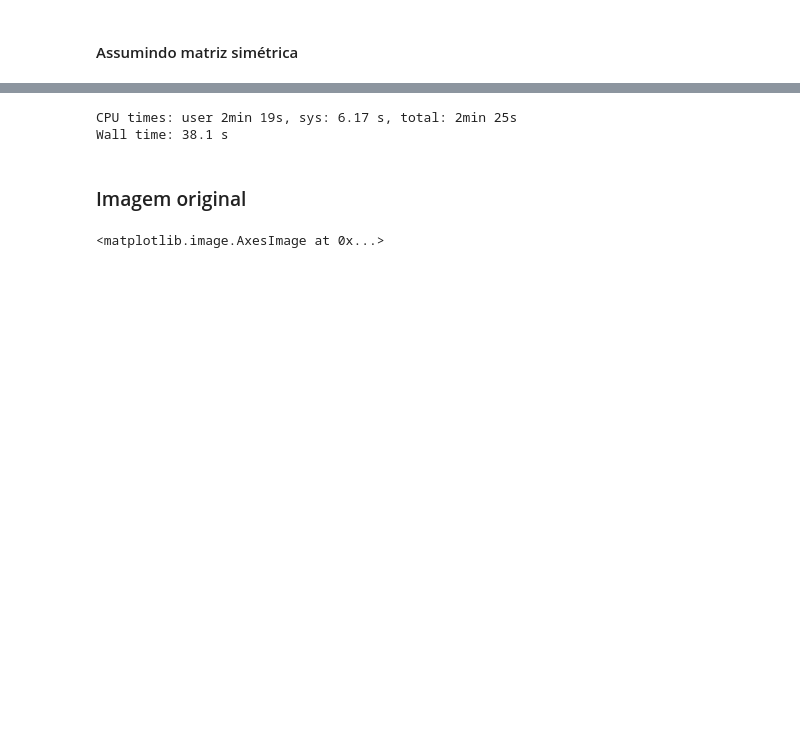
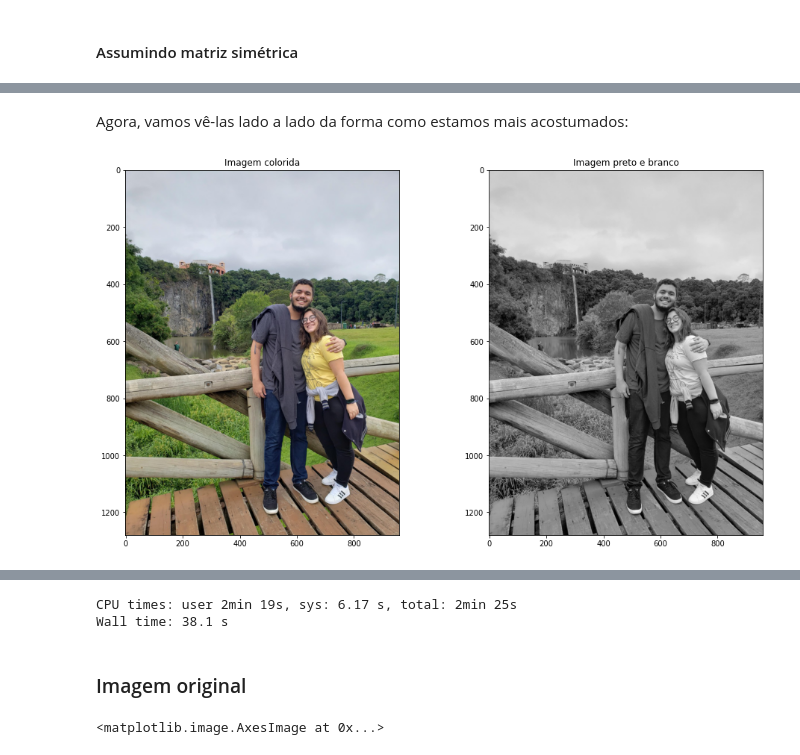
Before and after one commit to marinamachado/calculoNumerico, a Jupyter notebook: svd.ipynb, the cells around one changed output, grey strips where cells are left out. Drawn from its saved outputs; the diff is of its cells as text; code cells hidden in the pictures; blank space fills up the shorter version.

```diff
--- a/svd.ipynb
+++ b/svd.ipynb
@@ -383,0 +396,3 @@ Wall time: 2.64 s
+# %%
+img = plt.imread('images/foto.jpg', 'jpg')
+bw_img = rgb2gray(img)
@@ -384 +437,15 @@ Wall time: 2.64 s
+# %% [markdown]
+Agora, vamos vê-las lado a lado da forma como estamos mais acostumados:
+# %%
+fig, axes = plt.subplots(nrows=1, ncols=2, figsize=(16, 9))
+
+axes[0].set_title('Imagem colorida')
+axes[0].imshow(img)
+
+axes[1].set_title('Imagem preto e branco')
+axes[1].imshow(bw_img, cmap='gray')
+
+plt.show()
+# %% [output]
+[figure, added]
 # %% [markdown]
```
Also changed, not shown: parts of 11 cells of this notebook, 1 other file.
